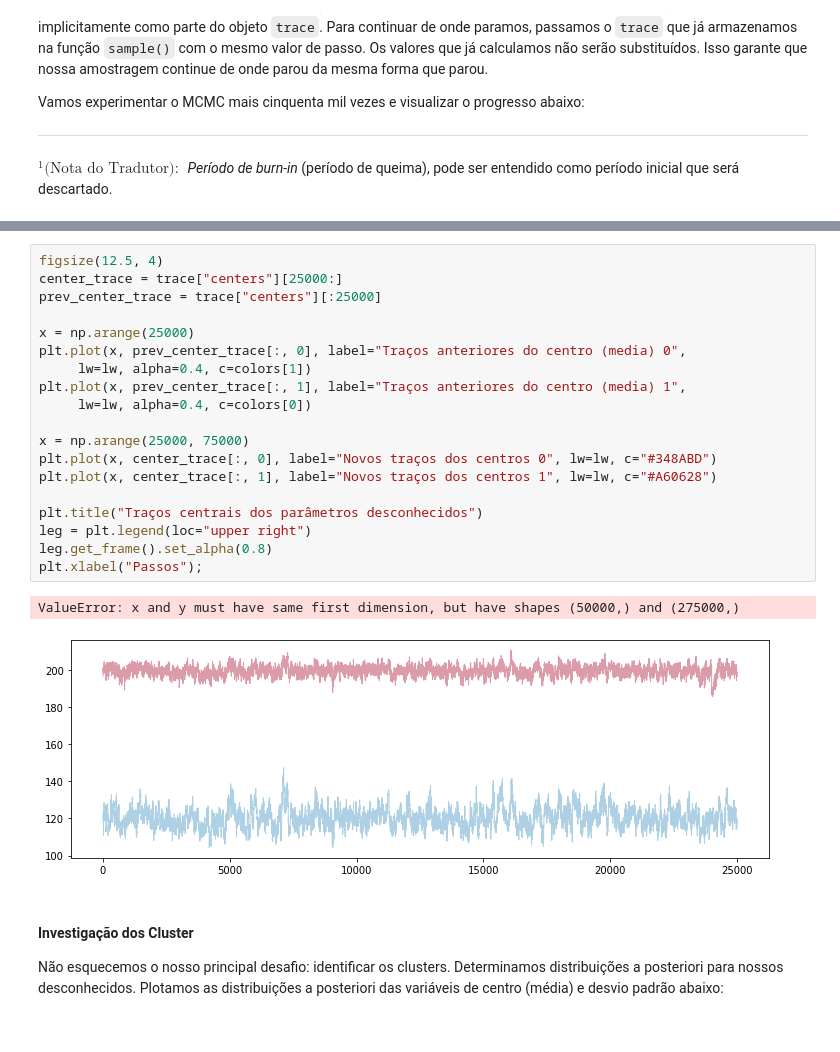
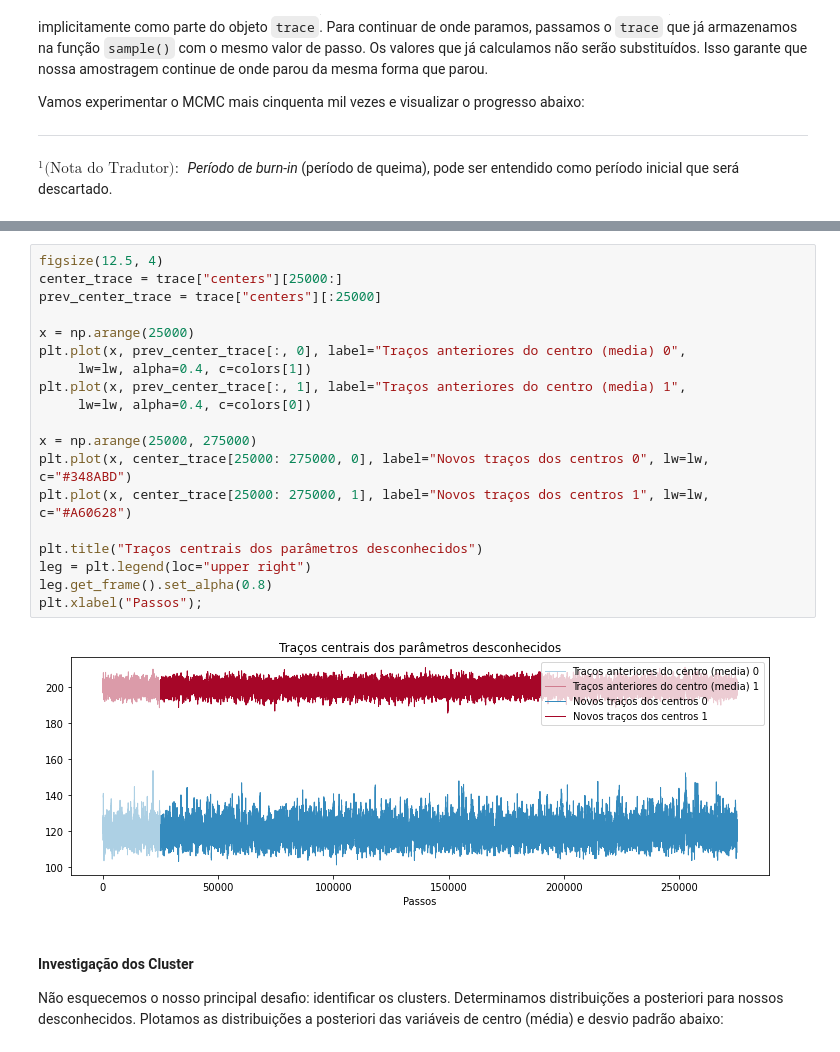
Before and after one commit to rodolphomacedo/Probabilistic-Programming-and-Bayesian-Methods-for-Hackers, a Jupyter notebook: Chapter3_MCMC/Ch3_IntroMCMC_PyMC3_pt_BR.ipynb, the cells around one changed output, grey strips where cells are left out. Saved outputs shown, nothing was run; the diff lists cells and outputs as text.

```diff
--- a/Chapter3_MCMC/Ch3_IntroMCMC_PyMC3_pt_BR.ipynb
+++ b/Chapter3_MCMC/Ch3_IntroMCMC_PyMC3_pt_BR.ipynb
@@ -380,25 +426,24 @@ The number of effective samples is smaller than 10% for some parameters.
 # %%
 figsize(12.5, 4)
 center_trace = trace["centers"][25000:]
 prev_center_trace = trace["centers"][:25000]
 
 x = np.arange(25000)
 plt.plot(x, prev_center_trace[:, 0], label="Traços anteriores do centro (media) 0",
      lw=lw, alpha=0.4, c=colors[1])
 plt.plot(x, prev_center_trace[:, 1], label="Traços anteriores do centro (media) 1",
      lw=lw, alpha=0.4, c=colors[0])
 
-x = np.arange(25000, 75000)
-plt.plot(x, center_trace[:, 0], label="Novos traços dos centros 0", lw=lw, c="#348ABD")
-plt.plot(x, center_trace[:, 1], label="Novos traços dos centros 1", lw=lw, c="#A60628")
+x = np.arange(25000, 275000)
+plt.plot(x, center_trace[25000: 275000, 0], label="Novos traços dos centros 0", lw=lw, c="#348ABD")
+plt.plot(x, center_trace[25000: 275000, 1], label="Novos traços dos centros 1", lw=lw, c="#A60628")
 
 plt.title("Traços centrais dos parâmetros desconhecidos")
 leg = plt.legend(loc="upper right")
 leg.get_frame().set_alpha(0.8)
 plt.xlabel("Passos");
 # %% [output]
-ValueError: x and y must have same first dimension, but have shapes (50000,) and (275000,)
-[figure, old version]
+[figure, new version]
 # %% [markdown]
 ####  Investigação dos Cluster
 
```
Also changed, not shown: parts of 32 cells of this notebook.
